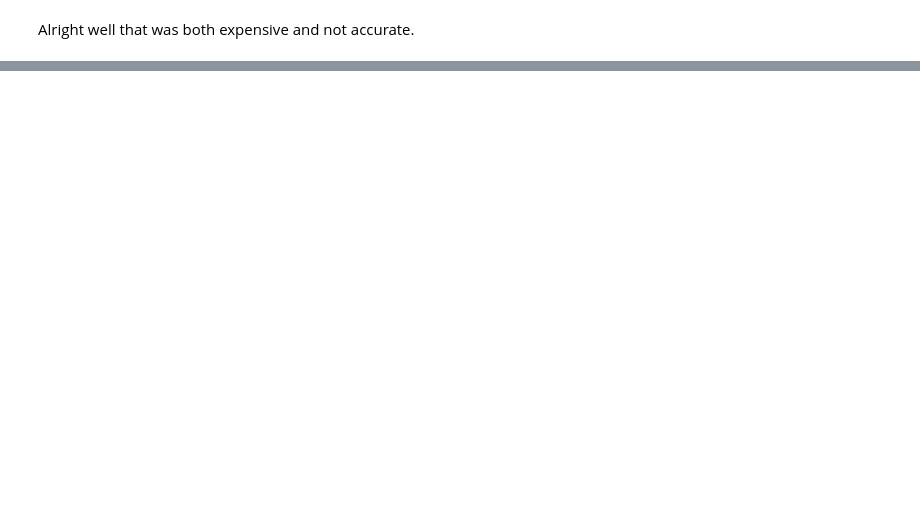
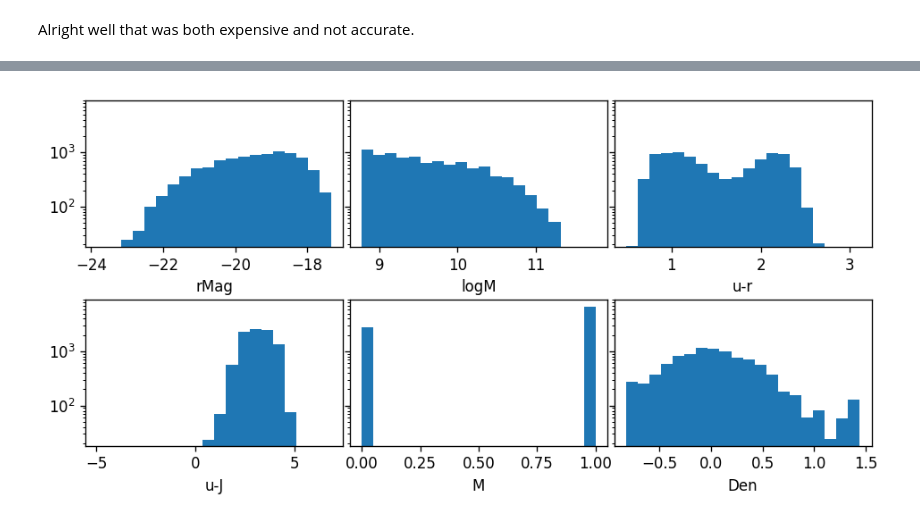
Before and after one commit to jwuphysics/visualizing-eco, a Jupyter notebook: notebook/Predicting galaxy properties.ipynb, the cells around one changed output, grey strips where cells are left out. Drawn from its saved outputs; the diff is of its cells as text; code cells hidden in the pictures; blank space fills up the shorter version.

```diff
--- a/notebook/Predicting galaxy properties.ipynb
+++ b/notebook/Predicting galaxy properties.ipynb
@@ -227,0 +273,34 @@ from sklearn.neighbors import KNeighborsClassifier
+# %%
+df = pd.read_csv(os.path.join(root_dir, 'data', 'eco_dr1.txt'),
+                 delim_whitespace=True, skiprows=56, index_col=0,
+                 names=eco_columns)
+
+features = ['rMag', 'logM', 'u-r', 'u-J', 'M', 'Den']
+df = df[features]
+
+# remove unclassified morphologies
+df = df[df.M != '-']
+
+# remove unphysical stuff
+df = df[(df['u-r'] > -50) & (df['u-J'] > -10) & (df['u-J'] < 10) & (df['Den'] > 0)]
+
+# make the sample mass-complete (logM > 8.75)
+df = df[df['logM'] > 8.75]
+
+# change morphology to the mapping 0: "E" and 1: "L"
+df['M'] = map(lambda m: 0 if m == 'E' else 1, df['M'])
+
+# change density to log density
+df['Den'] = df.Den.apply(lambda x: np.log10(x))
+
+fig, axes = plt.subplots(2, 3, figsize=(8, 4), dpi=120, sharey=True, sharex=False)
+
+for i, ax, feat in zip(range(6), axes.flat, features):
+    ax.hist(df.iloc[:, i], bins=20)
+
+    ax.set_xlabel(feat)
+    ax.set_yscale('log')
+
+fig.tight_layout(h_pad=0.1, w_pad=0.05)
+# %% [output]
+[figure, added]
```
Also changed, not shown: parts of 14 cells of this notebook.
